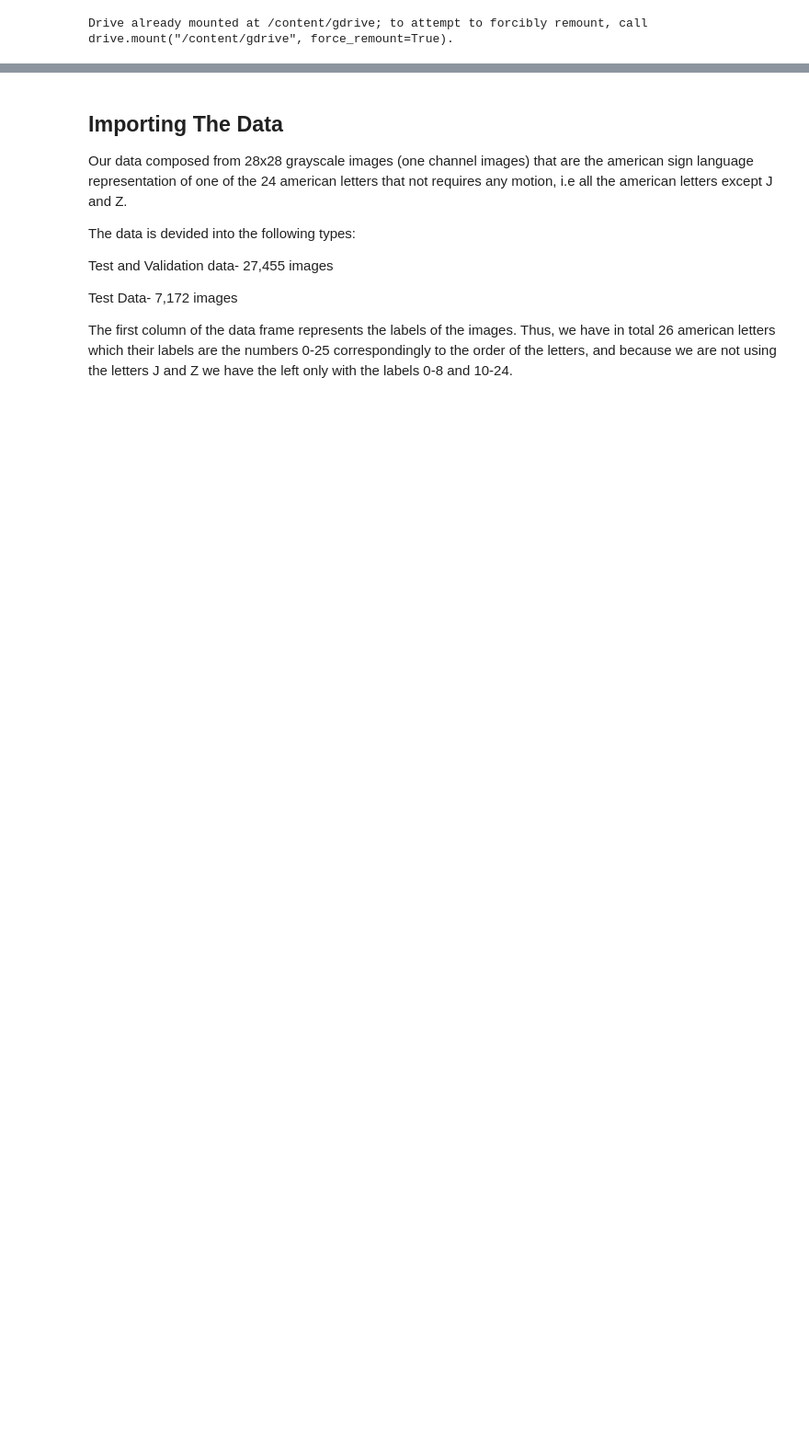
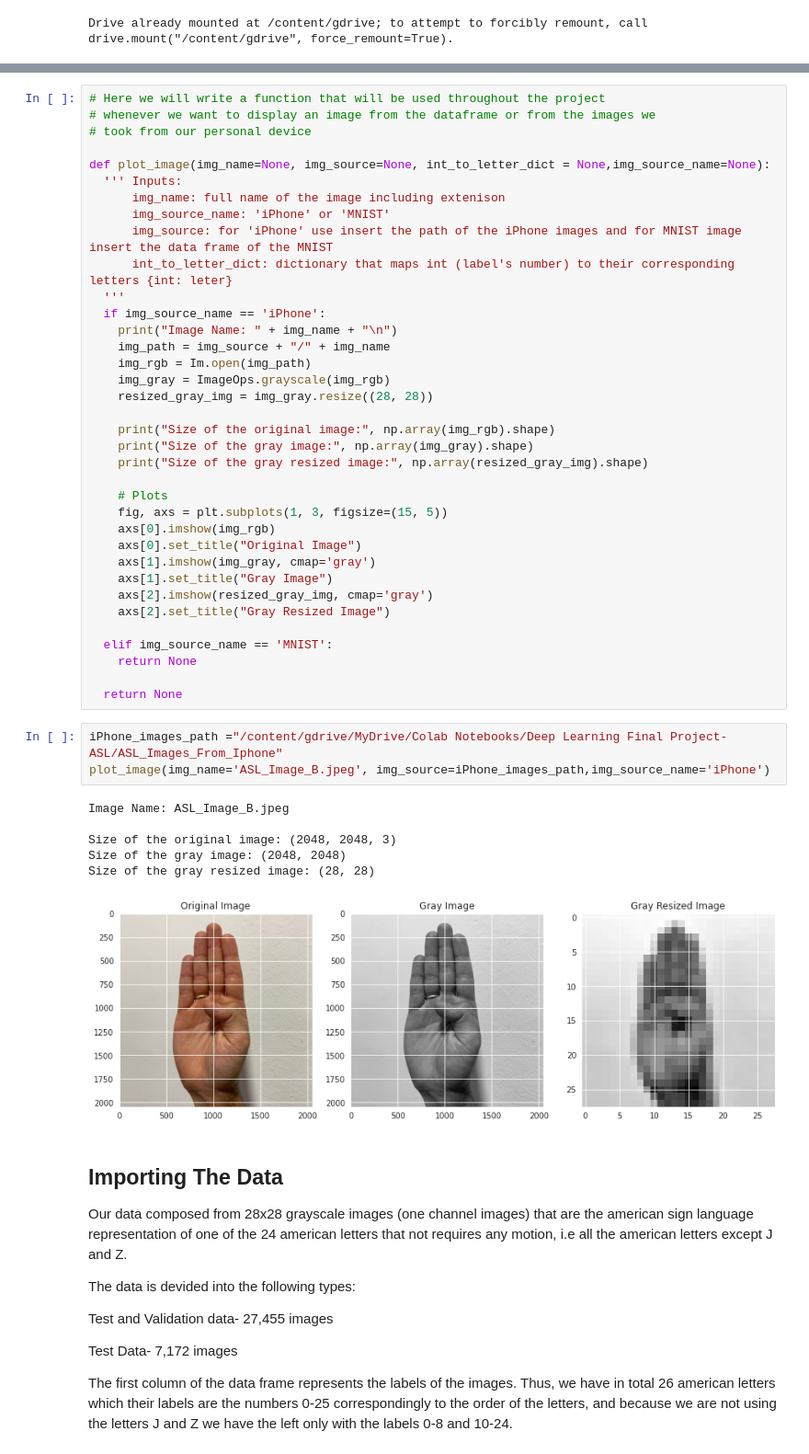
Before and after one commit to RonBartov/american-sign-language-image-classification, a Jupyter notebook: Copy_of_Deep_Learning_Final_Project_ASL_Classification.ipynb, the cells around one changed output, grey strips where cells are left out. Shown: that part at 92% size. Drawn from its saved outputs; the diff is of its cells as text; blank space fills up the shorter version.

```diff
--- a/Copy_of_Deep_Learning_Final_Project_ASL_Classification.ipynb
+++ b/Copy_of_Deep_Learning_Final_Project_ASL_Classification.ipynb
@@ -56,3 +60,49 @@ In addition to the classification of the MNIST data itself, our goal in this pro
+# %%
+# Here we will write a function that will be used throughout the project
+# whenever we want to display an image from the dataframe or from the images we
+# took from our personal device
+
+def plot_image(img_name=None, img_source=None, int_to_letter_dict = None,img_source_name=None):
+  ''' Inputs:
+      img_name: full name of the image including extenison
+      img_source_name: 'iPhone' or 'MNIST'
+      img_source: for 'iPhone' use insert the path of the iPhone images and for MNIST image insert the data frame of the MNIST
+      int_to_letter_dict: dictionary that maps int (label's number) to their corresponding letters {int: leter}
+  '''
+  if img_source_name == 'iPhone':
+    print("Image Name: " + img_name + "\n")
+    img_path = img_source + "/" + img_name
+    img_rgb = Im.open(img_path)
+    img_gray = ImageOps.grayscale(img_rgb)
+    resized_gray_img = img_gray.resize((28, 28))
+
+    print("Size of the original image:", np.array(img_rgb).shape)
+    print("Size of the gray image:", np.array(img_gray).shape)
+    print("Size of the gray resized image:", np.array(resized_gray_img).shape)
+
+    # Plots
+    fig, axs = plt.subplots(1, 3, figsize=(15, 5))
+    axs[0].imshow(img_rgb)
+    axs[0].set_title("Original Image")
+    axs[1].imshow(img_gray, cmap='gray')
+    axs[1].set_title("Gray Image")
+    axs[2].imshow(resized_gray_img, cmap='gray')
+    axs[2].set_title("Gray Resized Image")
+
+  elif img_source_name == 'MNIST':
+    return None
+
+  return None
+# %%
+iPhone_images_path ="/content/gdrive/MyDrive/Colab Notebooks/Deep Learning Final Project- ASL/ASL_Images_From_Iphone"
+plot_image(img_name='ASL_Image_B.jpeg', img_source=iPhone_images_path,img_source_name='iPhone')
+# %% [output]
+Image Name: ASL_Image_B.jpeg
+
+Size of the original image: (2048, 2048, 3)
+Size of the gray image: (2048, 2048)
+Size of the gray resized image: (28, 28)
+[figure, added]
 # %% [markdown]
 ## **Importing The Data**
 
```
Also changed, not shown: parts of 5 cells of this notebook.
